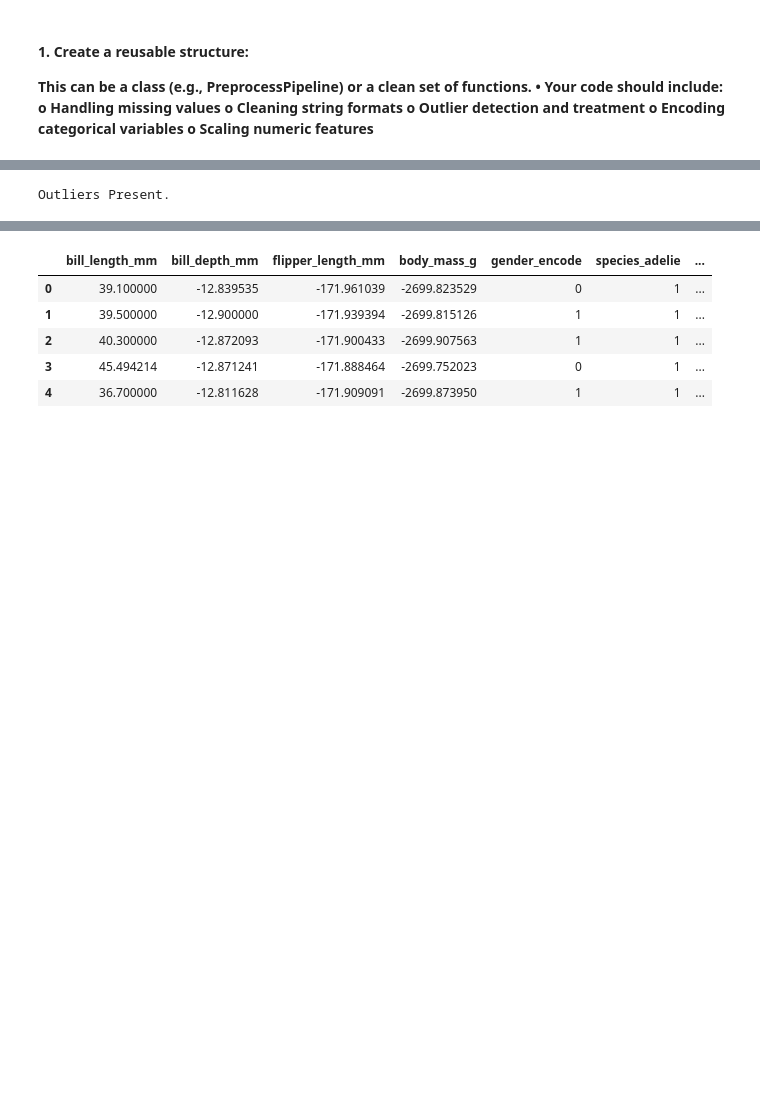
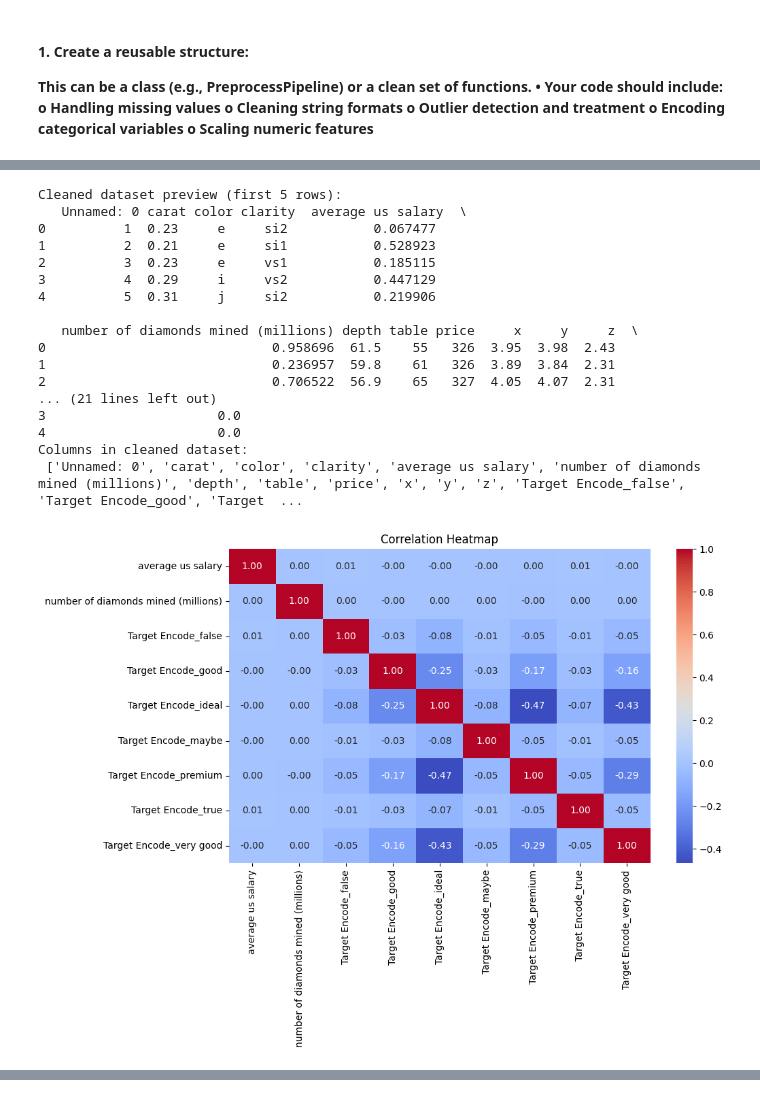
Before and after one commit to abhiiiinair24/ML_Assignment1, a Jupyter notebook: ML_Assignment_1.ipynb, the cells around one changed output, grey strips where cells are left out. Drawn from its saved outputs; the diff is of its cells as text; code cells hidden in the pictures; blank space fills up the shorter version.

```diff
--- a/ML_Assignment_1.ipynb
+++ b/ML_Assignment_1.ipynb
@@ -655,9 +438,28 @@ class PreprocessPipeline:
 # %%
-Mypipeline = PreprocessPipeline(path="penguins.csv", one_hot_cols=["species","island"], label_encode_cols=["gender"])
+
+Mypipeline = PreprocessPipeline(path="diamond.csv", one_hot_cols=["cut"])
 cleaned_df = Mypipeline.fit_transform()
-# print("\nCleaned dataset preview (first 5 rows):\n", cleaned_df.head())
-# print("Columns in cleaned dataset:\n", cleaned_df.columns.tolist())
-# Mypipeline.visualizeData()
-# cleaned_df.to_csv("penguins_preprocessed.csv", index=False)
+print("\nCleaned dataset preview (first 5 rows):\n", cleaned_df.head())
+print("Columns in cleaned dataset:\n", cleaned_df.columns.tolist())
+Mypipeline.visualizeData()
+print("------------cleaned_df-___------------",cleaned_df)
+cleaned_df.to_csv("penguins_preprocessed.csv", index=False)
 # %% [output]
-Outliers Present.
+Cleaned dataset preview (first 5 rows):
+   Unnamed: 0 carat color clarity  average us salary  \
+0          1  0.23     e     si2           0.067477
+1          2  0.21     e     si1           0.528923
+2          3  0.23     e     vs1           0.185115
+3          4  0.29     i     vs2           0.447129
+4          5  0.31     j     si2           0.219906
+
+   number of diamonds mined (millions) depth table price     x     y     z  \
+0                             0.958696  61.5    55   326  3.95  3.98  2.43
+1                             0.236957  59.8    61   326  3.89  3.84  2.31
+2                             0.706522  56.9    65   327  4.05  4.07  2.31
+... (21 lines left out)
+3                      0.0
+4                      0.0
+Columns in cleaned dataset:
+ ['Unnamed: 0', 'carat', 'color', 'clarity', 'average us salary', 'number of diamonds mined (millions)', 'depth', 'table', 'price', 'x', 'y', 'z', 'Target Encode_false', 'Target Encode_good', 'Target  ...
+[figure, added]
@@ -716,9 +537,0 @@ class LogitRegression:
-# %%
-normalize_df.head()
-# %% [output]
-|  | bill_length_mm | bill_depth_mm | flipper_length_mm | body_mass_g | gender_encode | species_adelie | ... |
-| 0 | 39.100000 | -12.839535 | -171.961039 | -2699.823529 | 0 | 1 | ... |
-| 1 | 39.500000 | -12.900000 | -171.939394 | -2699.815126 | 1 | 1 | ... |
-| 2 | 40.300000 | -12.872093 | -171.900433 | -2699.907563 | 1 | 1 | ... |
-| 3 | 45.494214 | -12.871241 | -171.888464 | -2699.752023 | 0 | 1 | ... |
-| 4 | 36.700000 | -12.811628 | -171.909091 | -2699.873950 | 1 | 1 | ... |
```
Also changed, not shown: parts of 5 cells of this notebook.
